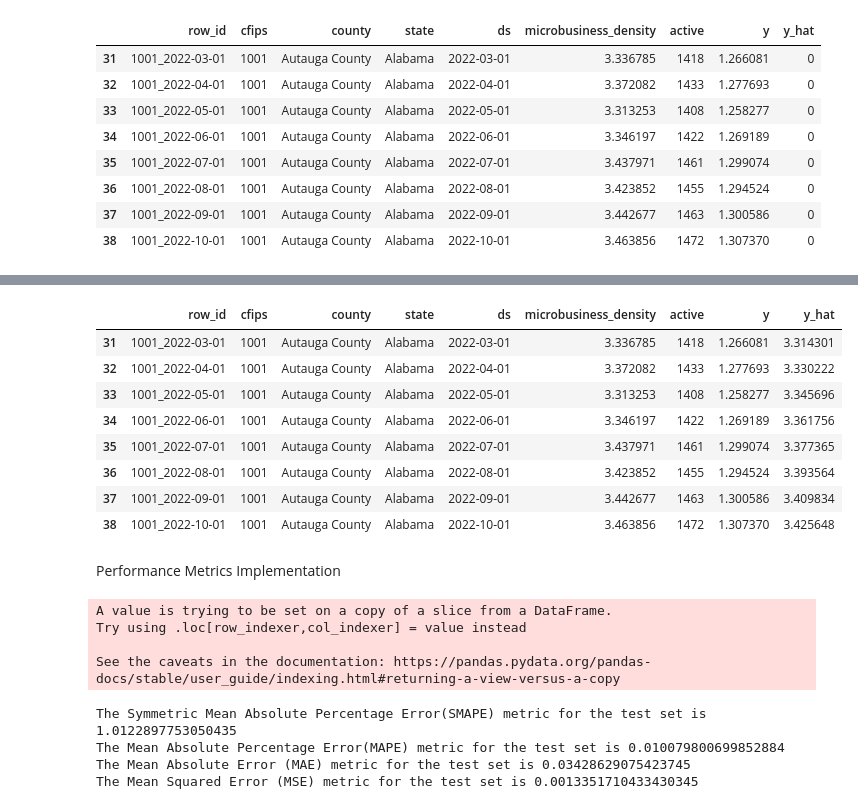
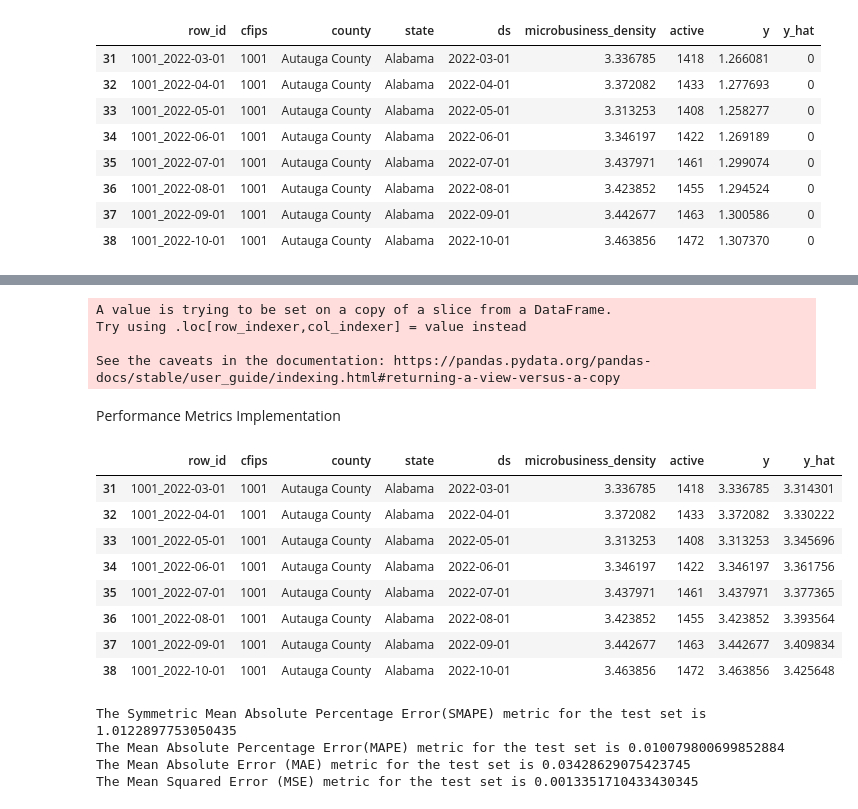
Before and after one commit to pramodhsway/DS-5550-Capstone-Project---Phase-1, a Jupyter notebook: med_risk_solution/univariate_forecasting.ipynb, the cells around one changed output, grey strips where cells are left out. Saved outputs shown, nothing was run; the diff lists cells and outputs as text; code cells hidden in the pictures.

```diff
--- a/med_risk_solution/univariate_forecasting.ipynb
+++ b/med_risk_solution/univariate_forecasting.ipynb
@@ -473,16 +471,14 @@ See the caveats in the documentation: https://pandas.pydata.org/pandas-docs/stab
 # %%
 # Let's check the how the test set looks like now along with the prediction
 test_set.head(10)
+
+# Let's apply Inverse BoxCox to y which is our groundtruth
+test_set.y = inv_boxcox(test_set['y'], lam)
 # %% [output]
-|  | row_id | cfips | county | state | ds | microbusiness_density | active | y | y_hat |
-| 31 | 1001_2022-03-01 | 1001 | Autauga County | Alabama | 2022-03-01 | 3.336785 | 1418 | 1.266081 | 3.314301 |
-| 32 | 1001_2022-04-01 | 1001 | Autauga County | Alabama | 2022-04-01 | 3.372082 | 1433 | 1.277693 | 3.330222 |
-| 33 | 1001_2022-05-01 | 1001 | Autauga County | Alabama | 2022-05-01 | 3.313253 | 1408 | 1.258277 | 3.345696 |
-| 34 | 1001_2022-06-01 | 1001 | Autauga County | Alabama | 2022-06-01 | 3.346197 | 1422 | 1.269189 | 3.361756 |
-| 35 | 1001_2022-07-01 | 1001 | Autauga County | Alabama | 2022-07-01 | 3.437971 | 1461 | 1.299074 | 3.377365 |
-| 36 | 1001_2022-08-01 | 1001 | Autauga County | Alabama | 2022-08-01 | 3.423852 | 1455 | 1.294524 | 3.393564 |
-| 37 | 1001_2022-09-01 | 1001 | Autauga County | Alabama | 2022-09-01 | 3.442677 | 1463 | 1.300586 | 3.409834 |
-| 38 | 1001_2022-10-01 | 1001 | Autauga County | Alabama | 2022-10-01 | 3.463856 | 1472 | 1.307370 | 3.425648 |
+A value is trying to be set on a copy of a slice from a DataFrame.
+Try using .loc[row_indexer,col_indexer] = value instead
+
+See the caveats in the documentation: https://pandas.pydata.org/pandas-docs/stable/user_guide/indexing.html#returning-a-view-versus-a-copy
 # %% [markdown]
 Performance Metrics Implementation
 # %%
@@ -503,17 +499,18 @@ def get_smape(y, yhat):
     demoninator = (np.abs(y.to_numpy()) + np.abs(yhat.to_numpy())) / 2
     sape = diff / demoninator
     return np.mean(sape) * 100
-# %%
-# Get y_hat and y (ground truth)
-
-y_hat =  test_set.y_hat
-
-test_set.y = inv_boxcox(test_set['y'], lam)
-# %% [output]
-A value is trying to be set on a copy of a slice from a DataFrame.
-Try using .loc[row_indexer,col_indexer] = value instead
-
-See the caveats in the documentation: https://pandas.pydata.org/pandas-docs/stable/user_guide/indexing.html#returning-a-view-versus-a-copy
+# %%
+test_set
+# %% [output]
+|  | row_id | cfips | county | state | ds | microbusiness_density | active | y | y_hat |
+| 31 | 1001_2022-03-01 | 1001 | Autauga County | Alabama | 2022-03-01 | 3.336785 | 1418 | 3.336785 | 3.314301 |
+| 32 | 1001_2022-04-01 | 1001 | Autauga County | Alabama | 2022-04-01 | 3.372082 | 1433 | 3.372082 | 3.330222 |
+| 33 | 1001_2022-05-01 | 1001 | Autauga County | Alabama | 2022-05-01 | 3.313253 | 1408 | 3.313253 | 3.345696 |
+| 34 | 1001_2022-06-01 | 1001 | Autauga County | Alabama | 2022-06-01 | 3.346197 | 1422 | 3.346197 | 3.361756 |
+| 35 | 1001_2022-07-01 | 1001 | Autauga County | Alabama | 2022-07-01 | 3.437971 | 1461 | 3.437971 | 3.377365 |
+| 36 | 1001_2022-08-01 | 1001 | Autauga County | Alabama | 2022-08-01 | 3.423852 | 1455 | 3.423852 | 3.393564 |
+| 37 | 1001_2022-09-01 | 1001 | Autauga County | Alabama | 2022-09-01 | 3.442677 | 1463 | 3.442677 | 3.409834 |
+| 38 | 1001_2022-10-01 | 1001 | Autauga County | Alabama | 2022-10-01 | 3.463856 | 1472 | 3.463856 | 3.425648 |
 # %%
 print(f"The Symmetric Mean Absolute Percentage Error(SMAPE) metric for the test set is {get_smape(test_set.y, test_set.y_hat)}")
 
```
Also changed, not shown: parts of 6 cells of this notebook.
